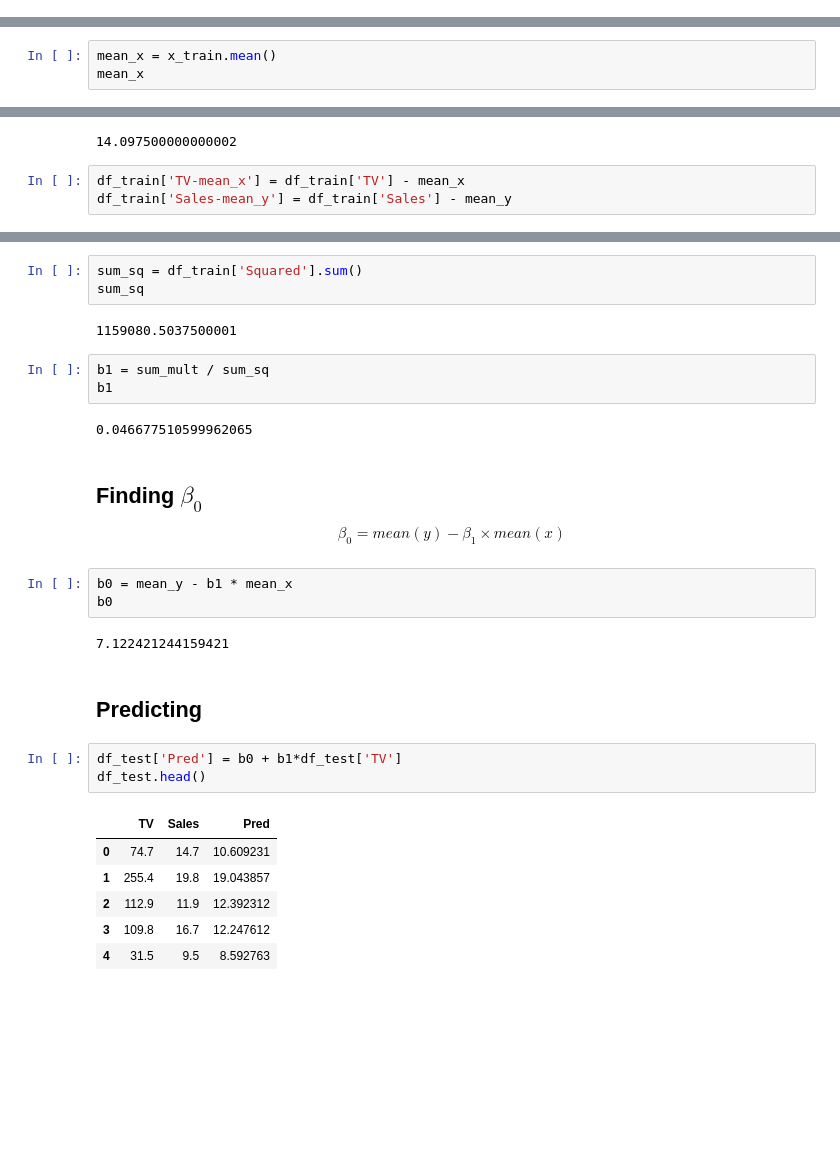
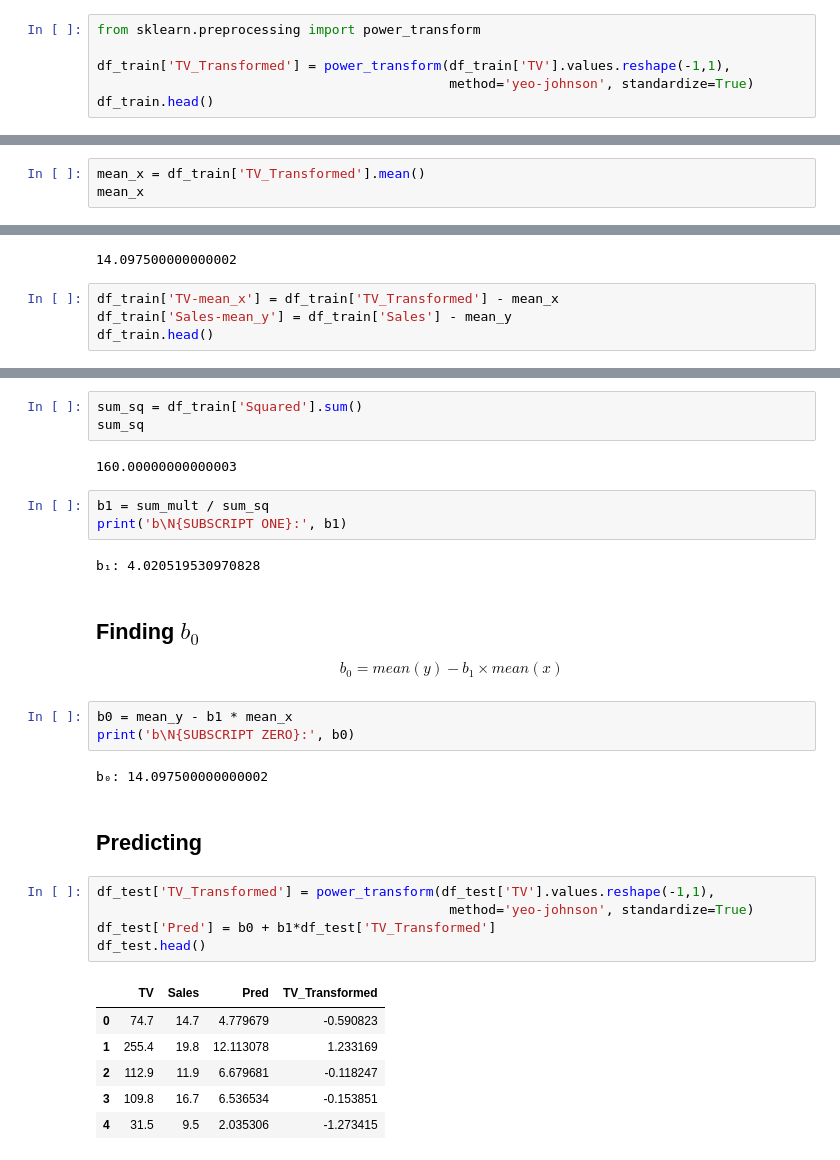
Before and after one commit to muscak/Master-Machine-Learning-Algorithms, a Jupyter notebook: Linear-Algorithms/Linear-Regression/TV_Market.ipynb, the cells around one changed output, grey strips where cells are left out. Cells and saved outputs as stored; diff of their text form; blank space fills up the shorter version.

```diff
--- a/Linear-Algorithms/Linear-Regression/TV_Market.ipynb
+++ b/Linear-Algorithms/Linear-Regression/TV_Market.ipynb
@@ -85,0 +128,6 @@ df_train.head()
+# %%
+from sklearn.preprocessing import power_transform
+
+df_train['TV_Transformed'] = power_transform(df_train['TV'].values.reshape(-1,1),
+                                             method='yeo-johnson', standardize=True)
+df_train.head()
@@ -90,4 +170,4 @@ $$\beta_1 = \dfrac{\sum\limits_{i=1}^{n} ((x_i - mean(x) × (y_i - mean(y))}{\su
 # %%
-mean_x = x_train.mean()
+mean_x = df_train['TV_Transformed'].mean()
 mean_x
 # %% [output]
@@ -98,5 +178,6 @@ mean_y
 # %% [output]
 14.097500000000002
 # %%
-df_train['TV-mean_x'] = df_train['TV'] - mean_x
+df_train['TV-mean_x'] = df_train['TV_Transformed'] - mean_x
 df_train['Sales-mean_y'] = df_train['Sales'] - mean_y
+df_train.head()
@@ -138,32 +217,34 @@ df_train.head()
 sum_sq = df_train['Squared'].sum()
 sum_sq
 # %% [output]
-1159080.5037500001
+160.00000000000003
 # %%
 b1 = sum_mult / sum_sq
-b1
+print('b\N{SUBSCRIPT ONE}:', b1)
 # %% [output]
-0.046677510599962065
+b₁: 4.020519530970828
 # %% [markdown]
-## Finding $\beta_0$
+## Finding $b_0$<a id='b0'></a>
 
-$$\beta_0 = mean(y) − \beta_1 × mean(x)$$
+$$b_0 = mean(y) − b_1 × mean(x)$$
 # %%
 b0 = mean_y - b1 * mean_x
-b0
+print('b\N{SUBSCRIPT ZERO}:', b0)
 # %% [output]
-7.122421244159421
+b₀: 14.097500000000002
 # %% [markdown]
-## Predicting
+## Predicting<a id='pred'></a>
 # %%
-df_test['Pred'] = b0 + b1*df_test['TV']
+df_test['TV_Transformed'] = power_transform(df_test['TV'].values.reshape(-1,1),
+                                             method='yeo-johnson', standardize=True)
+df_test['Pred'] = b0 + b1*df_test['TV_Transformed']
 df_test.head()
 # %% [output]
-|  | TV | Sales | Pred |
-| 0 | 74.7 | 14.7 | 10.609231 |
-| 1 | 255.4 | 19.8 | 19.043857 |
-| 2 | 112.9 | 11.9 | 12.392312 |
-| 3 | 109.8 | 16.7 | 12.247612 |
-| 4 | 31.5 | 9.5 | 8.592763 |
+|  | TV | Sales | Pred | TV_Transformed |
+| 0 | 74.7 | 14.7 | 4.779679 | -0.590823 |
+| 1 | 255.4 | 19.8 | 12.113078 | 1.233169 |
+| 2 | 112.9 | 11.9 | 6.679681 | -0.118247 |
+| 3 | 109.8 | 16.7 | 6.536534 | -0.153851 |
+| 4 | 31.5 | 9.5 | 2.035306 | -1.273415 |
 # %% [markdown]
 ### Calculating the Performance of Prediction
```
Also changed, not shown: parts of 44 cells of this notebook.
